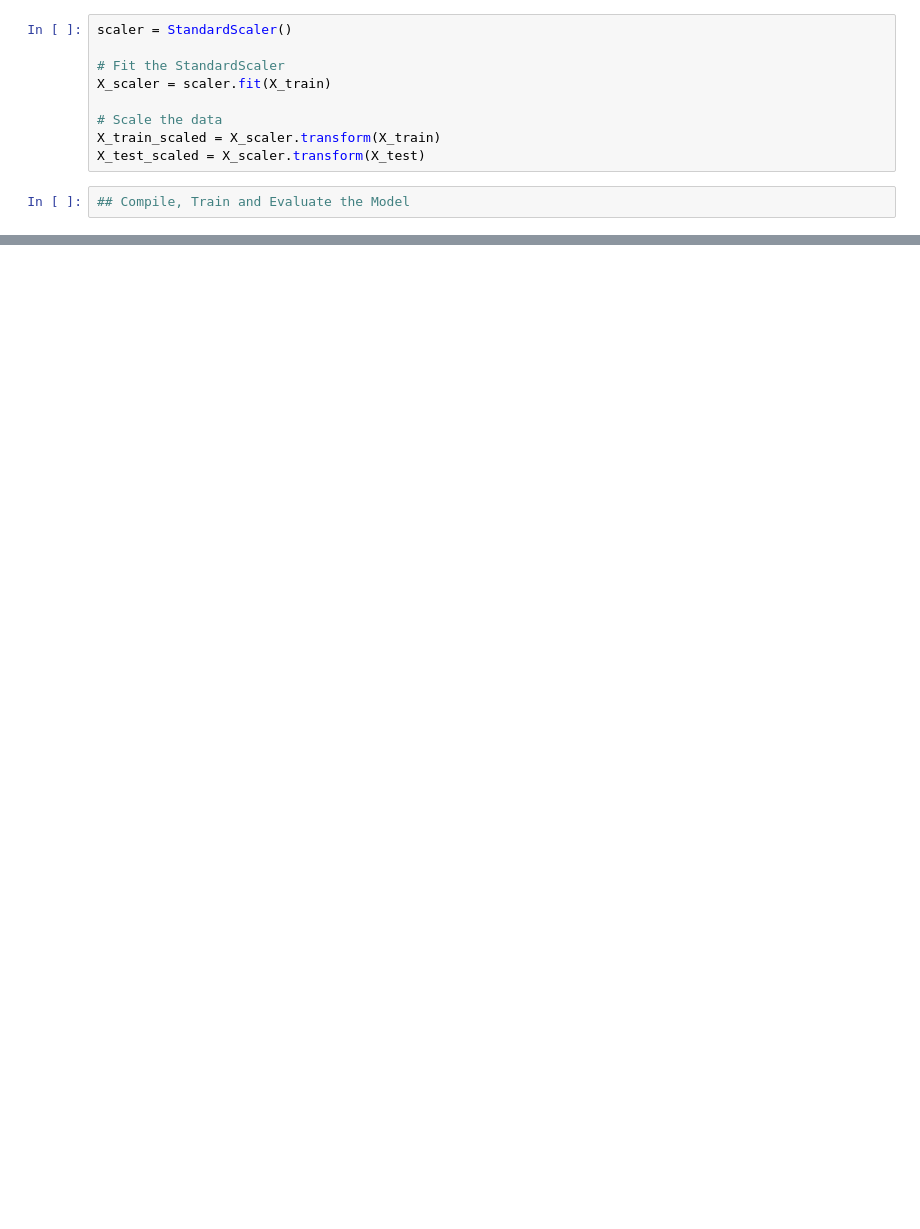
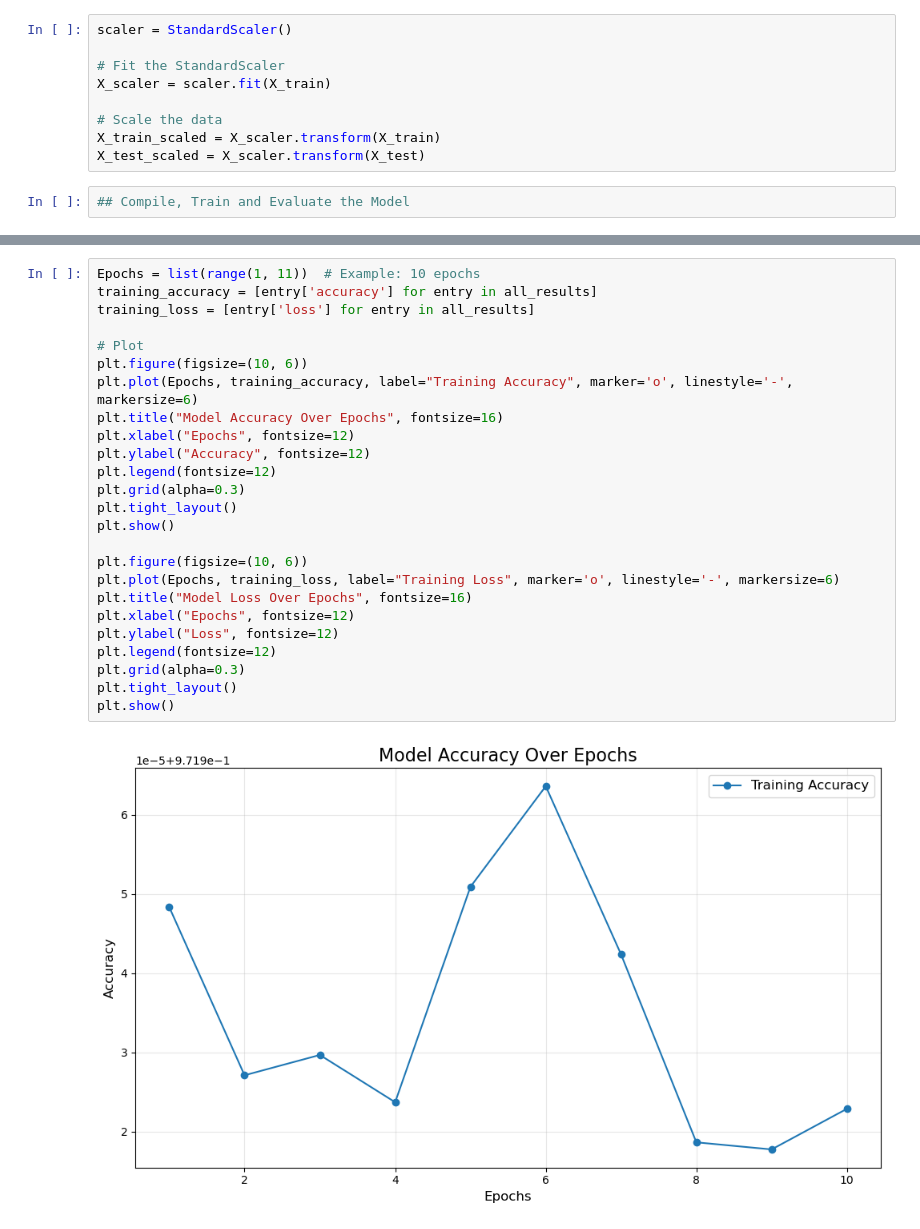
Before and after one commit to aferrodelgado/Project-4, a Jupyter notebook: Accuracy model.ipynb, the cells around one changed output, grey strips where cells are left out. Cells and saved outputs as stored; diff of their text form; blank space fills up the shorter version.

```diff
--- a/Accuracy model.ipynb
+++ b/Accuracy model.ipynb
@@ -230,0 +284,27 @@ print(f"Loss: {model_loss}, Accuracy: {model_accuracy}")
+# %%
+Epochs = list(range(1, 11))  # Example: 10 epochs
+training_accuracy = [entry['accuracy'] for entry in all_results]
+training_loss = [entry['loss'] for entry in all_results]
+
+# Plot
+plt.figure(figsize=(10, 6))
+plt.plot(Epochs, training_accuracy, label="Training Accuracy", marker='o', linestyle='-', markersize=6)
+plt.title("Model Accuracy Over Epochs", fontsize=16)
+plt.xlabel("Epochs", fontsize=12)
+plt.ylabel("Accuracy", fontsize=12)
+plt.legend(fontsize=12)
+plt.grid(alpha=0.3)
+plt.tight_layout()
+plt.show()
+
+plt.figure(figsize=(10, 6))
+plt.plot(Epochs, training_loss, label="Training Loss", marker='o', linestyle='-', markersize=6)
+plt.title("Model Loss Over Epochs", fontsize=16)
+plt.xlabel("Epochs", fontsize=12)
+plt.ylabel("Loss", fontsize=12)
+plt.legend(fontsize=12)
+plt.grid(alpha=0.3)
+plt.tight_layout()
+plt.show()
+# %% [output]
+[figure, added]
```
Also changed, not shown: parts of 12 cells of this notebook.
